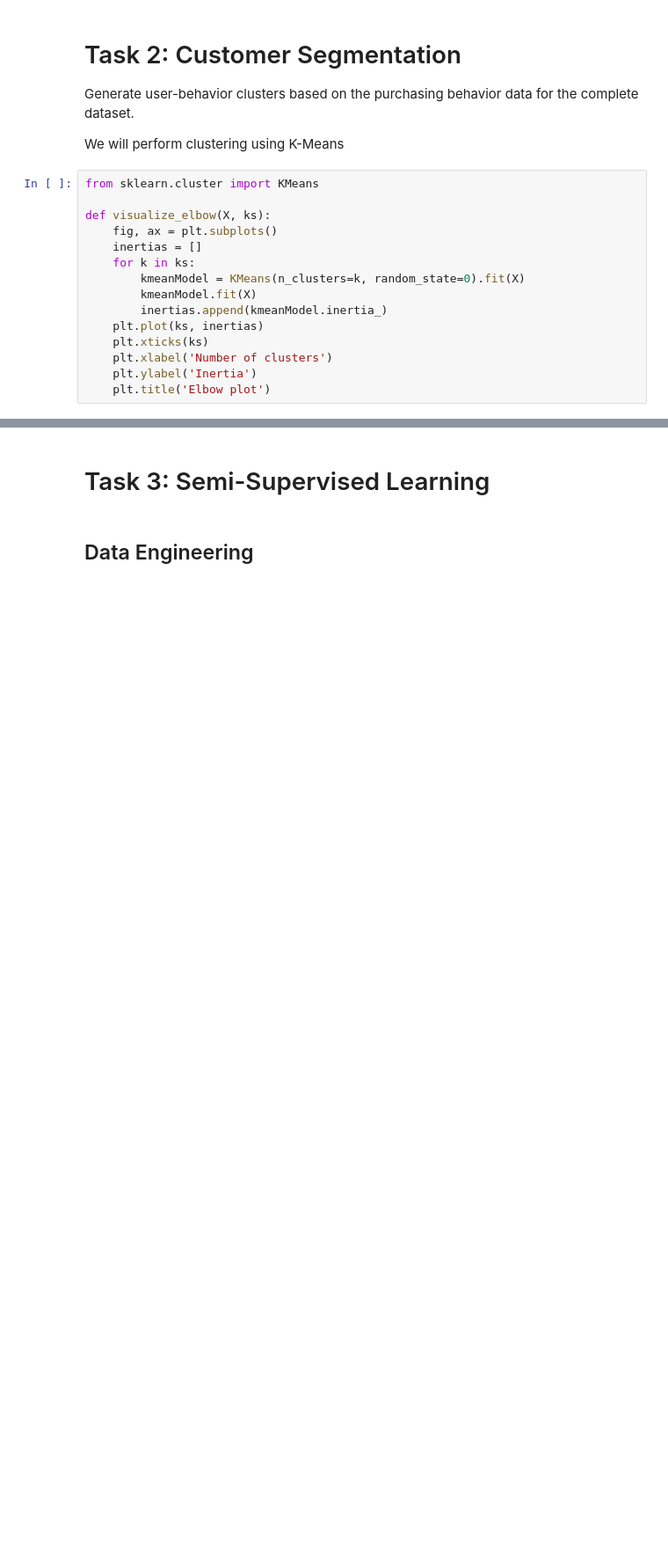
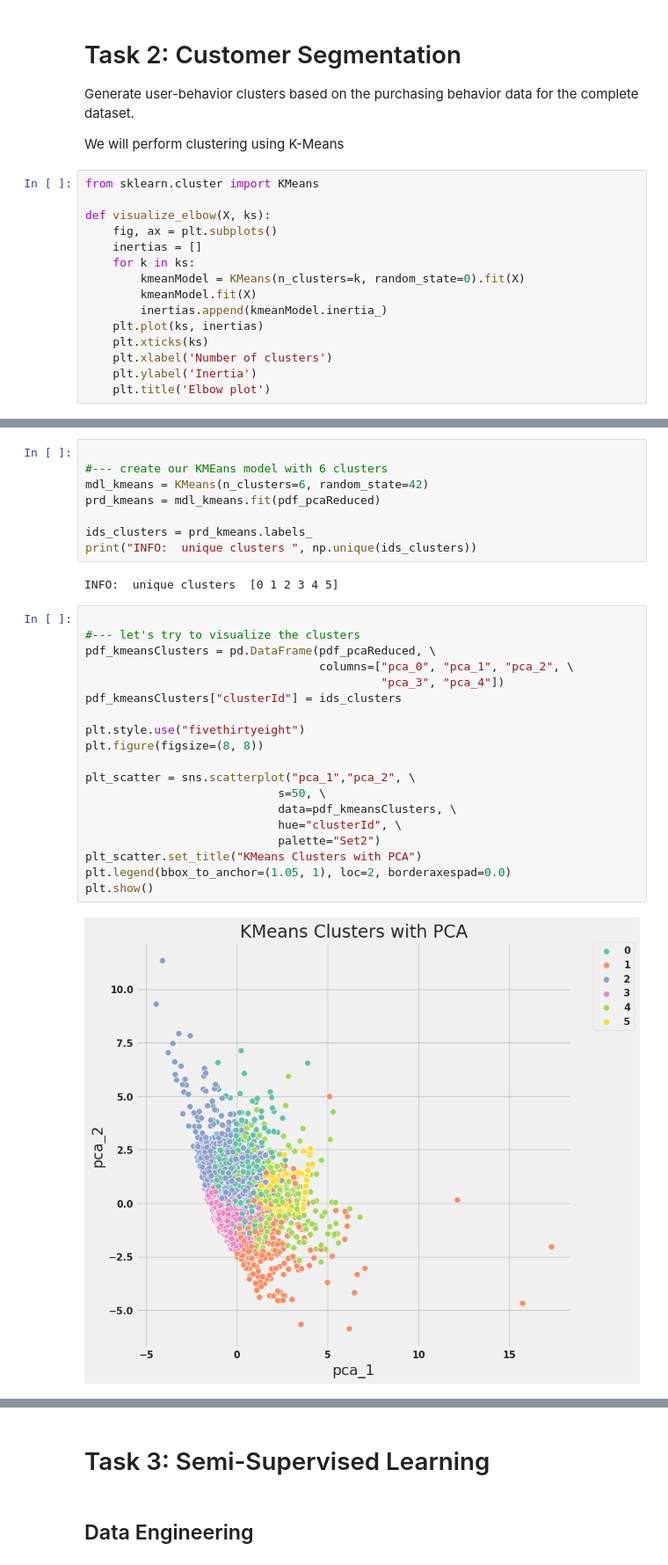
Before and after one commit to kidcoconut/fourthbrain, a Jupyter notebook: .assignments/midterm/MLE10_midterm.ipynb, the cells around one changed output, grey strips where cells are left out. Shown at 88% size. Drawn from its saved outputs; the diff is of its cells as text; blank space fills up the shorter version.

```diff
--- a/.assignments/midterm/MLE10_midterm.ipynb
+++ b/.assignments/midterm/MLE10_midterm.ipynb
@@ -1242,0 +1290,31 @@ visualize_elbow(X, K)
+# %%
+
+#--- create our KMEans model with 6 clusters
+mdl_kmeans = KMeans(n_clusters=6, random_state=42)
+prd_kmeans = mdl_kmeans.fit(pdf_pcaReduced)
+
+ids_clusters = prd_kmeans.labels_
+print("INFO:  unique clusters ", np.unique(ids_clusters))
+# %% [output]
+INFO:  unique clusters  [0 1 2 3 4 5]
+# %%
+
+#--- let's try to visualize the clusters
+pdf_kmeansClusters = pd.DataFrame(pdf_pcaReduced, \
+                                  columns=["pca_0", "pca_1", "pca_2", \
+                                           "pca_3", "pca_4"])
+pdf_kmeansClusters["clusterId"] = ids_clusters
+
+plt.style.use("fivethirtyeight")
+plt.figure(figsize=(8, 8))
+
+plt_scatter = sns.scatterplot("pca_1","pca_2", \
+                            s=50, \
+                            data=pdf_kmeansClusters, \
+                            hue="clusterId", \
+                            palette="Set2")
+plt_scatter.set_title("KMeans Clusters with PCA")
+plt.legend(bbox_to_anchor=(1.05, 1), loc=2, borderaxespad=0.0)
+plt.show()
+# %% [output]
+[figure, added]
```
Also changed, not shown: parts of 15 cells of this notebook.
